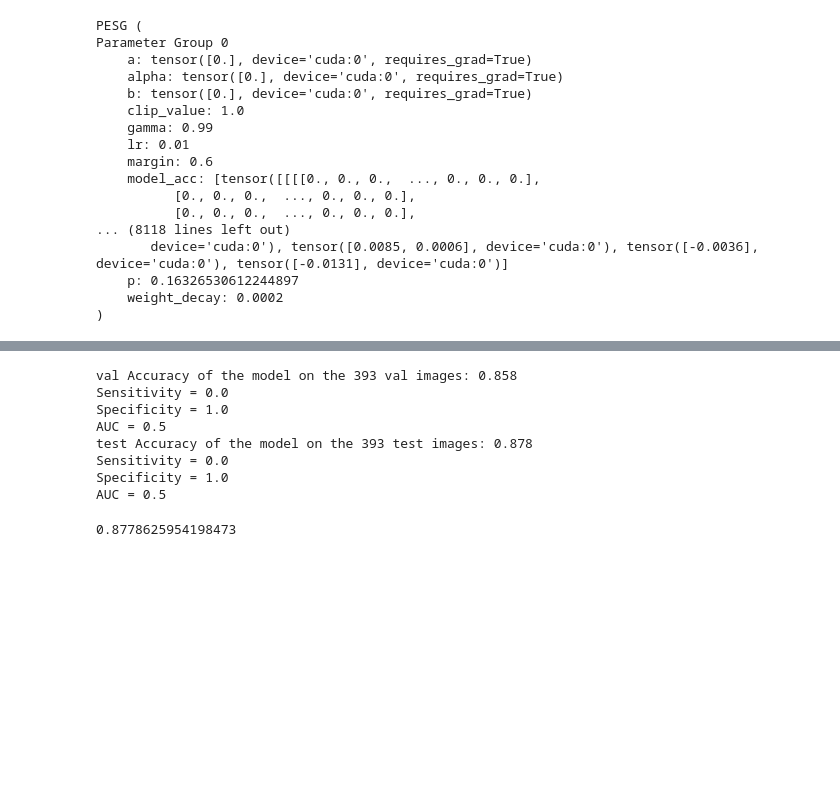
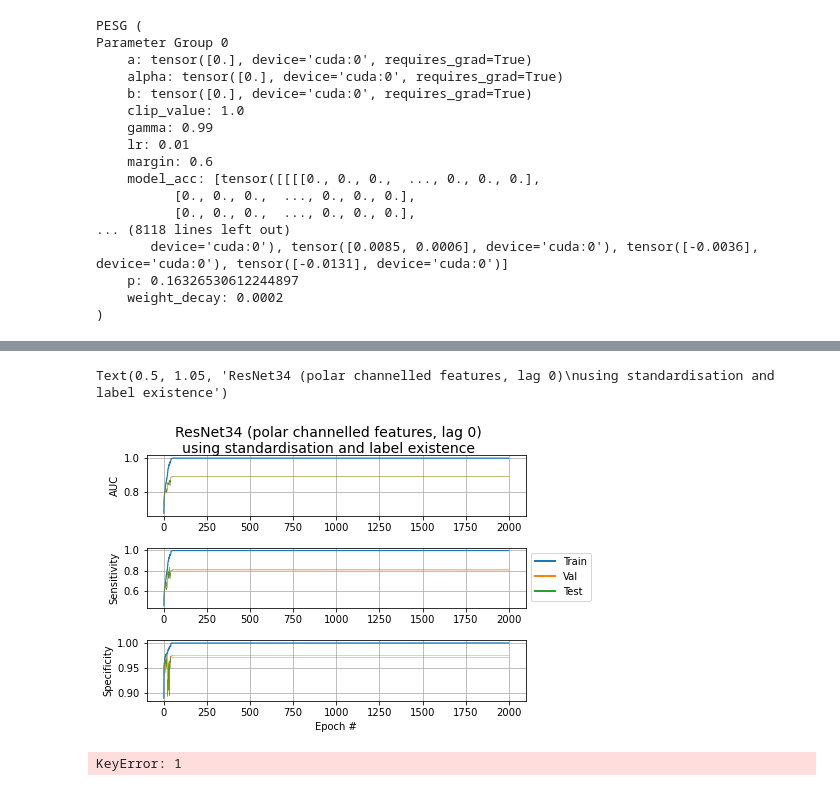
Before and after one commit to hwixley/Fall-Detection-Deep-Learning, a Jupyter notebook: ResNet-tests.ipynb, the cells around one changed output, grey strips where cells are left out. Drawn from its saved outputs; the diff is of its cells as text; code cells hidden in the pictures; blank space fills up the shorter version.

```diff
--- a/ResNet-tests.ipynb
+++ b/ResNet-tests.ipynb
@@ -370,13 +384,14 @@ model_save_dir = os.getcwd() + f"/ml-models/db{db}/{features}-lag{lag}/"
 def loadNpy(filename):
     with open(os.getcwd() + "/train-val-test/"+ filename, "rb") as f: return np.load(f)
 
-db = f"db{db}/window-size-10/lag{lag}/{features}-features/"
-data_type = ""
+db = f"db{vers}/window-size-20/lag{lag}/{features}-features/"
+xdtype = "std-"
+ydtype = "exi-"
 # %%
 DIR = os.getcwd() + "/train-val-test/" + db
 # %%
-X_train, X_val, X_test = loadNpy(db + f"{data_type}X_train.npy"), loadNpy(db + f"{data_type}X_val.npy"), loadNpy(db + f"{data_type}X_test.npy")
-y_train, y_val, y_test = loadNpy(db + f"{data_type}y_train.npy"), loadNpy(db + f"{data_type}y_val.npy"), loadNpy(db + f"{data_type}y_test.npy")
+X_train, X_val, X_test = loadNpy(db + f"{xdtype}X_train.npy"), loadNpy(db + f"{xdtype}X_val.npy"), loadNpy(db + f"{xdtype}X_test.npy")
+y_train, y_val, y_test = loadNpy(db + f"{ydtype}y_train.npy"), loadNpy(db + f"{ydtype}y_val.npy"), loadNpy(db + f"{ydtype}y_test.npy")
 # %%
 minAcc = np.mean(y_train)
 print(minAcc)
@@ -397,7 +412,7 @@ def npy_to_tensor(data, l=False):
 X_train, X_val, X_test = npy_to_tensor(X_train), npy_to_tensor(X_val), npy_to_tensor(X_test)
 y_train, y_val, y_test = npy_to_tensor(y_train, 1), npy_to_tensor(y_val, 1), npy_to_tensor(y_test, 1)
 # %%
-batch_size = 128
+batch_size = 1024
 # %%
 train_dataset = TensorDataset(X_train, y_train)
 
@@ -587,13 +496,0 @@ AUC = 0.5
-# %%
-eval_rn(rn, "val")
-eval_rn(rn, "test")
-# %% [output]
-val Accuracy of the model on the 393 val images: 0.858
-Sensitivity = 0.0
-Specificity = 1.0
-AUC = 0.5
-test Accuracy of the model on the 393 test images: 0.878
-Sensitivity = 0.0
-Specificity = 1.0
-AUC = 0.5
-0.8778625954198473
@@ -601,0 +634,55 @@ AUC = 0.5
+# %%
+with open(f"{model_save_dir}ep{num_epochs}-{xdtype}{ydtype}resnet34-sgd-lr0.01-lrplat.pickle", "ab") as f:
+    pickle.dump(nn_epochs, f)
+# %%
+fig, axs = plt.subplots(3)
+fig.tight_layout()
+
+losses = getCNNdata(nn_epochs, "loss", 0, num_epochs)
+aucs = getCNNdata(nn_epochs, "auc", 0, num_epochs)
+sens = getCNNdata(nn_epochs, "sens", 0, num_epochs)
+specs = getCNNdata(nn_epochs, "spec", 0, num_epochs)
+#print(aucs)
+lw = 0.3
+
+#val_aucs = [el*1.1 for el in aucs["val"]]
+#test_aucs = [el*1.1 for el in aucs["test"]]
+
+
+axs[0].plot(np.arange(len(aucs["train"])), aucs["train"], label="Train", lw=lw*4)
+axs[0].plot(np.arange(len(aucs["val"])), aucs["val"], label="Val", lw=lw*1.5)
+axs[0].plot(np.arange(len(aucs["test"])), aucs["test"], label="Test", lw=lw)
+#axs[0].set_xlabel("Epoch #")
+axs[0].set_ylabel("AUC")
+axs[0].grid(True)
+
+
+axs[1].plot(np.arange(len(sens["train"])), sens["train"], label="Train", lw=lw*4)
+axs[1].plot(np.arange(len(sens["val"])), sens["val"], label="Val", lw=lw*1.5)
+axs[1].plot(np.arange(len(sens["test"])), sens["test"], label="Test", lw=lw)
+#axs[1].set_xlabel("Epoch #")
+axs[1].set_ylabel("Sensitivity")
+axs[1].grid(True)
+
+leg = axs[1].legend(bbox_to_anchor=(1, 1))
+for legobj in leg.legendHandles:
+    legobj.set_linewidth(2.0)
+
+#axs[1].legend(bbox_to_anchor=(1, 1))
+
+axs[2].plot(np.arange(len(specs["train"])), specs["train"], label="Train", lw=lw*4)
+axs[2].plot(np.arange(len(specs["val"])), specs["val"], label="Val", lw=lw*1.5)
+axs[2].plot(np.arange(len(specs["test"])), specs["test"], label="Test", lw=lw)
+axs[2].set_xlabel("Epoch #")
+axs[2].set_ylabel("Specificity")
+axs[2].grid(True)
+#axs[1].legend(lw=1)
+
+plt.suptitle(f"ResNet34 (polar channelled features, lag 0)\nusing standardisation and label existence",y=1.05, fontsize=14)
+# %% [output]
+Text(0.5, 1.05, 'ResNet34 (polar channelled features, lag 0)\nusing standardisation and label existence')
+[figure, added]
+# %%
+accs = getCNNdata(nn_epochs, "acc", 0, num_epochs)
+# %% [output]
+KeyError: 1
```
Also changed, not shown: parts of 16 cells of this notebook, 50 other files.
